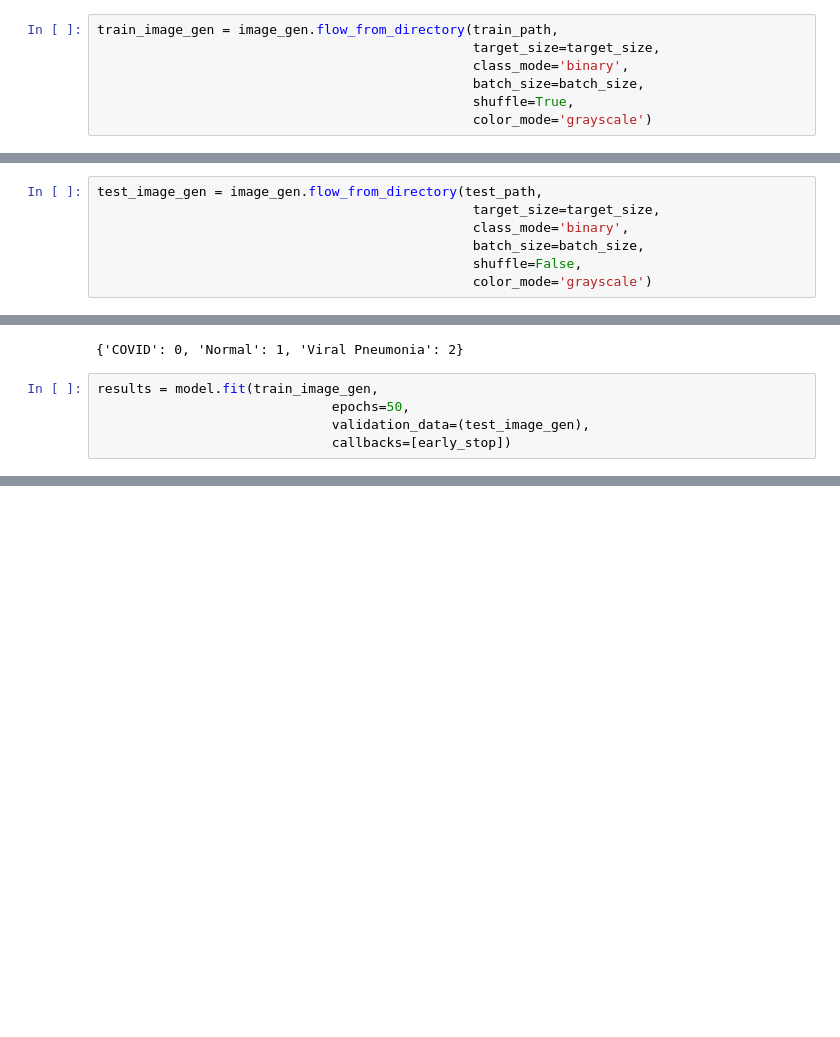
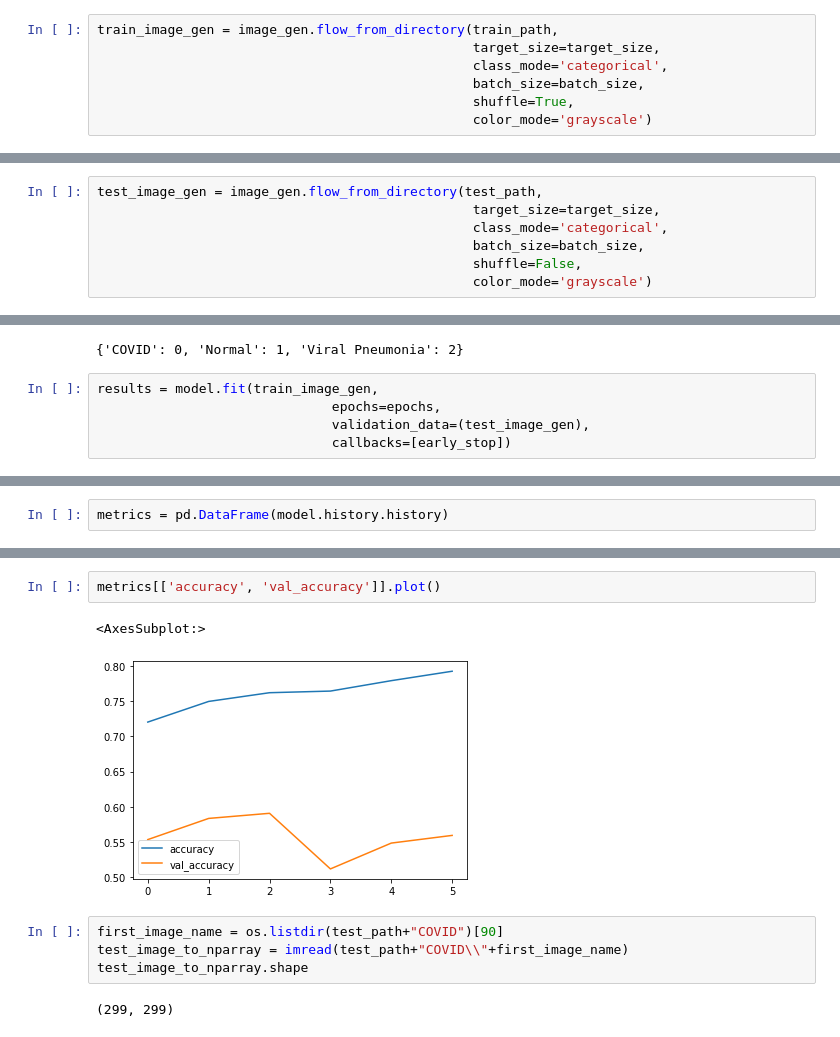
Before and after one commit to anusurabhi/Data-Science, a Jupyter notebook: chest xray classification.ipynb, the cells around one changed output, grey strips where cells are left out. Cells and saved outputs as stored; diff of their text form; blank space fills up the shorter version.

```diff
--- a/chest xray classification.ipynb
+++ b/chest xray classification.ipynb
@@ -144,7 +146,7 @@ target_size = image_shape[:2]
 # %%
 train_image_gen = image_gen.flow_from_directory(train_path,
                                                 target_size=target_size,
-                                                class_mode='binary',
+                                                class_mode='categorical',
                                                 batch_size=batch_size,
                                                 shuffle=True,
                                                 color_mode='grayscale')
@@ -153,7 +155,7 @@ Found 12123 images belonging to 3 classes.
 # %%
 test_image_gen = image_gen.flow_from_directory(test_path,
                                                 target_size=target_size,
-                                                class_mode='binary',
+                                                class_mode='categorical',
                                                 batch_size=batch_size,
                                                 shuffle=False,
                                                 color_mode='grayscale')
@@ -165,7 +167,7 @@ train_image_gen.class_indices
 {'COVID': 0, 'Normal': 1, 'Viral Pneumonia': 2}
 # %%
 results = model.fit(train_image_gen,
-                              epochs=50,
+                              epochs=epochs,
                               validation_data=(test_image_gen),
                               callbacks=[early_stop])
 # %% [output]
@@ -189,0 +186,2 @@ KeyboardInterrupt: ignored
+# %%
+metrics = pd.DataFrame(model.history.history)
@@ -189,0 +198,11 @@ KeyboardInterrupt: ignored
+# %%
+metrics[['accuracy', 'val_accuracy']].plot()
+# %% [output]
+<AxesSubplot:>
+[figure, added]
+# %%
+first_image_name = os.listdir(test_path+"COVID")[90]
+test_image_to_nparray = imread(test_path+"COVID\\"+first_image_name)
+test_image_to_nparray.shape
+# %% [output]
+(299, 299)
```
Also changed, not shown: parts of 15 cells of this notebook.
